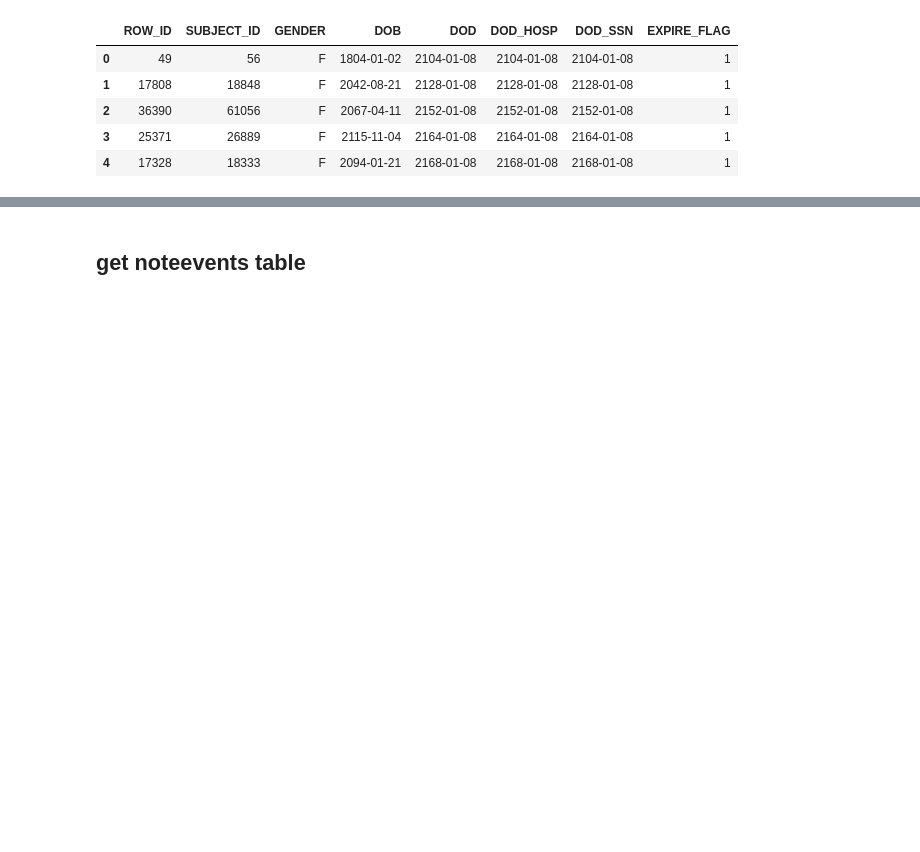
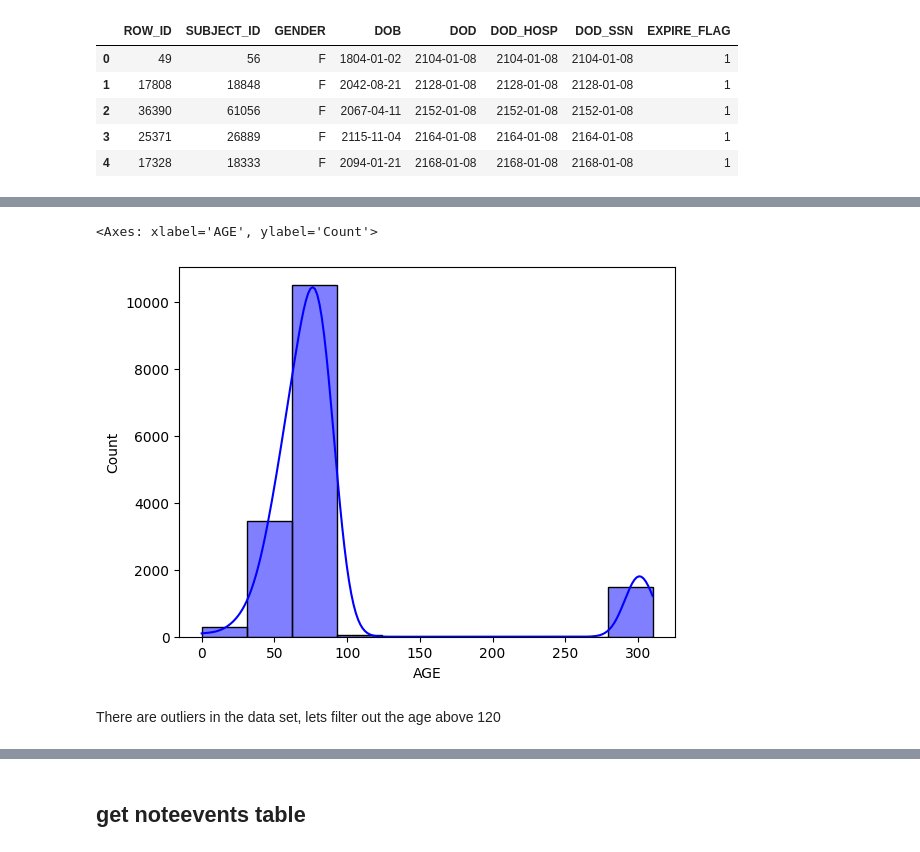
Before and after one commit to abhi99-ut/aih, a Jupyter notebook: AIH_HW1.ipynb, the cells around one changed output, grey strips where cells are left out. Saved outputs shown, nothing was run; the diff lists cells and outputs as text; code cells hidden in the pictures; blank space fills up the shorter version.

```diff
--- a/AIH_HW1.ipynb
+++ b/AIH_HW1.ipynb
@@ -105,5 +143,3 @@ patients.head()
 | 2 | 36390 | 61056 | F | 2067-04-11 | 2152-01-08 | 2152-01-08 | 2152-01-08 | 1 |
 | 3 | 25371 | 26889 | F | 2115-11-04 | 2164-01-08 | 2164-01-08 | 2164-01-08 | 1 |
 | 4 | 17328 | 18333 | F | 2094-01-21 | 2168-01-08 | 2168-01-08 | 2168-01-08 | 1 |
-# %%
-patients=patients[patients.DOD!='NaT']
@@ -140,0 +187,2 @@ ValueError: time data 'NaT' does not match format '%Y-%m-%d %H:%M:%S'
+# %%
+filtered_patients = patients[patients['EXPIRE_FLAG']==1].copy()
@@ -140,0 +198,4 @@ ValueError: time data 'NaT' does not match format '%Y-%m-%d %H:%M:%S'
+# %%
+age = (filtered_patients.DOD-filtered_patients.DOB).dt.days//365
+# %%
+filtered_patients['AGE'] = age
@@ -140,0 +218,9 @@ ValueError: time data 'NaT' does not match format '%Y-%m-%d %H:%M:%S'
+# %%
+# @title AGE Distriburion
+
+sns.histplot(filtered_patients['AGE'], kde=True, bins=10, color='blue', edgecolor='black')
+# %% [output]
+<Axes: xlabel='AGE', ylabel='Count'>
+[figure, added]
+# %% [markdown]
+There are outliers in the data set, lets filter out the age above 120
```
Also changed, not shown: parts of 90 cells of this notebook.
